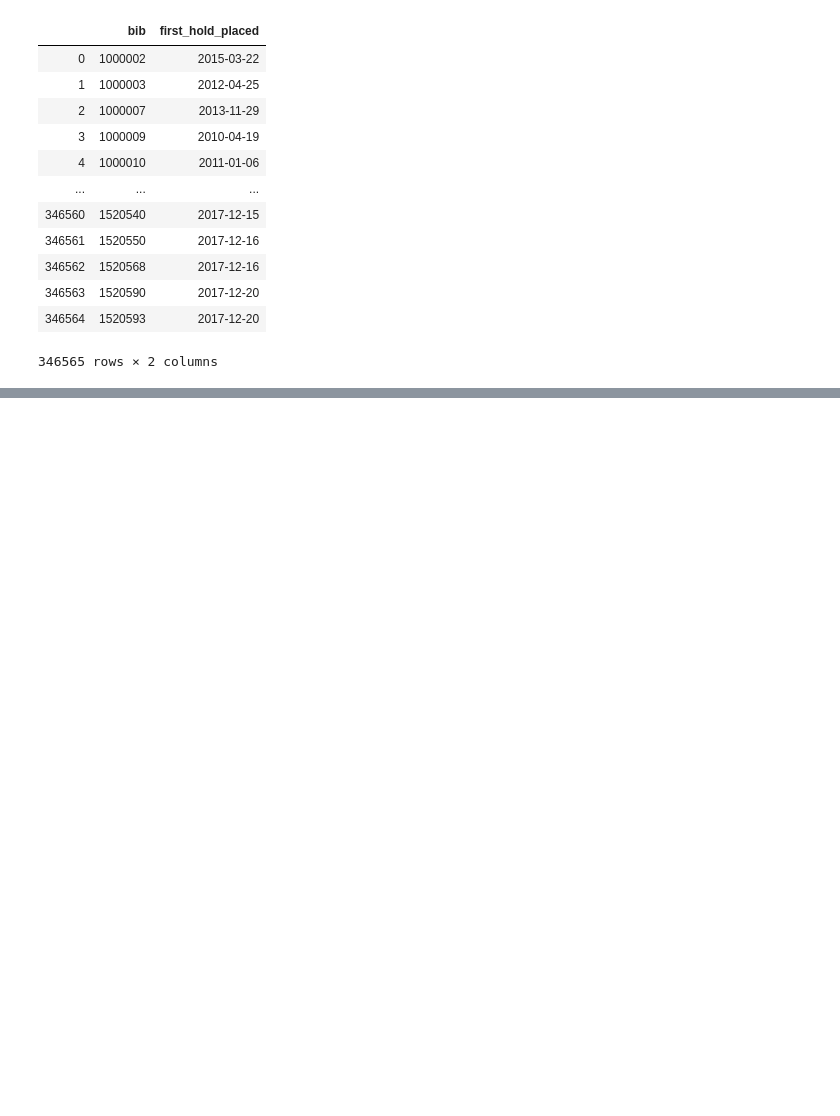
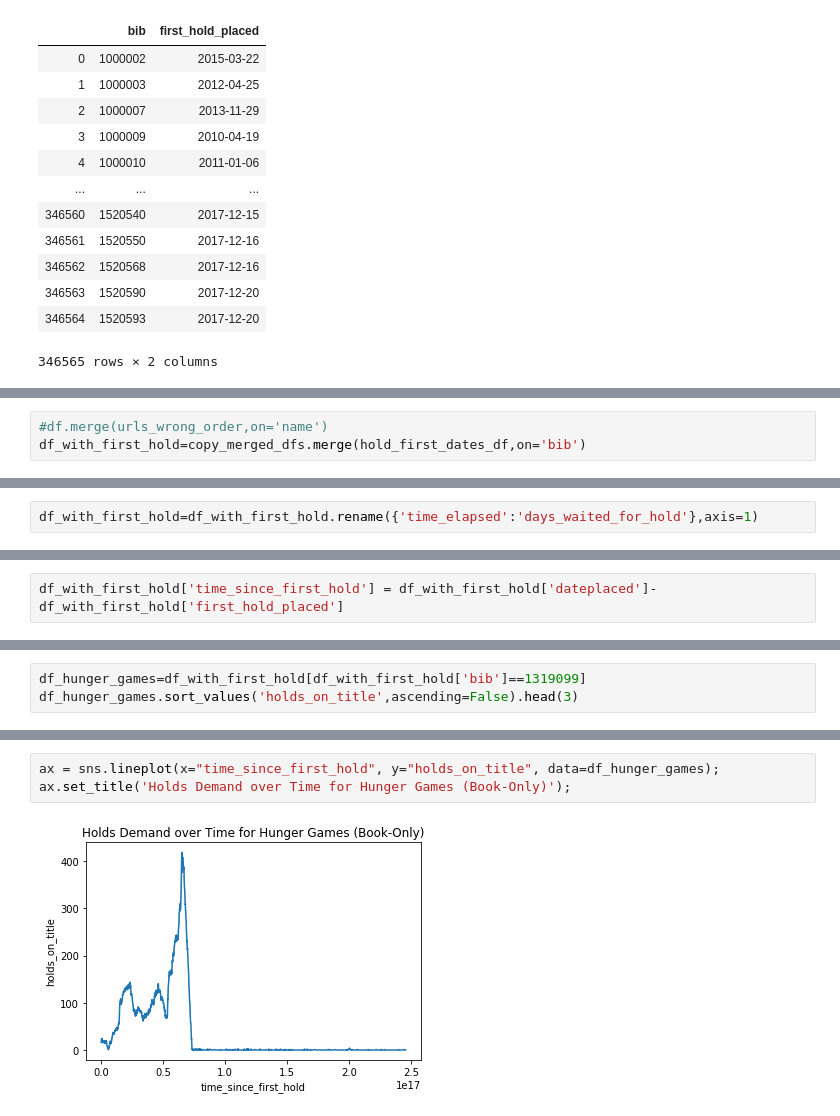
Before and after one commit to hannah-rauh/SI485, a Jupyter notebook: AADL.ipynb, the cells around one changed output, grey strips where cells are left out. Drawn from its saved outputs; the diff is of its cells as text; blank space fills up the shorter version.

Commit message:
created 'time_since_first_hold' column

```diff
--- a/AADL.ipynb
+++ b/AADL.ipynb
@@ -705,0 +721,3 @@ hold_first_dates_df
+# %%
+#df.merge(urls_wrong_order,on='name')
+df_with_first_hold=copy_merged_dfs.merge(hold_first_dates_df,on='bib')
@@ -705,0 +735,2 @@ hold_first_dates_df
+# %%
+df_with_first_hold=df_with_first_hold.rename({'time_elapsed':'days_waited_for_hold'},axis=1)
@@ -705,0 +742,2 @@ hold_first_dates_df
+# %%
+df_with_first_hold['time_since_first_hold'] = df_with_first_hold['dateplaced']-df_with_first_hold['first_hold_placed']
@@ -705,0 +755,3 @@ hold_first_dates_df
+# %%
+df_hunger_games=df_with_first_hold[df_with_first_hold['bib']==1319099]
+df_hunger_games.sort_values('holds_on_title',ascending=False).head(3)
@@ -705,0 +763,5 @@ hold_first_dates_df
+# %%
+ax = sns.lineplot(x="time_since_first_hold", y="holds_on_title", data=df_hunger_games);
+ax.set_title('Holds Demand over Time for Hunger Games (Book-Only)');
+# %% [output]
+[figure, added]
```
Also changed, not shown: parts of 11 cells of this notebook.
